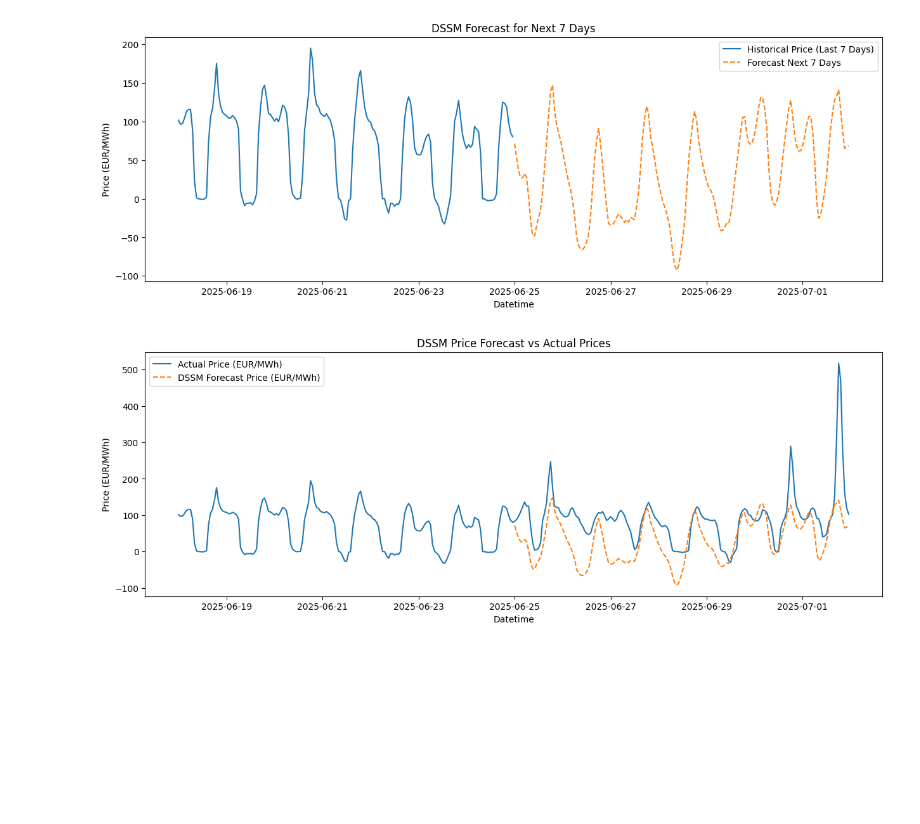
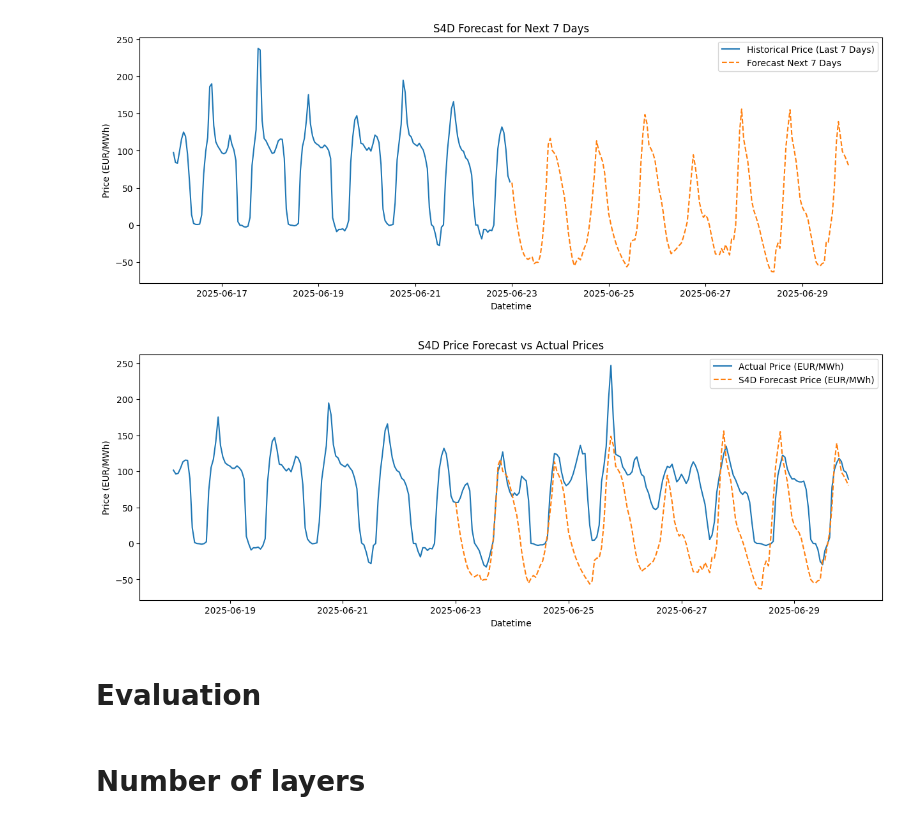
Before and after one commit to Nerboi/aml2025-group-15, a Jupyter notebook: notebooks/06_S4_test.ipynb, the cells around one changed output. Saved outputs shown, nothing was run; the diff lists cells and outputs as text; code cells hidden in the pictures; blank space fills up the shorter version.

```diff
--- a/notebooks/06_S4_test.ipynb
+++ b/notebooks/06_S4_test.ipynb
@@ -101,7 +89,7 @@ class HourAheadWrapper(nn.Module):
 # %%
 # Splitting the dataset into training and validation sets
 # Assuming the data is hourly and we want to validate on the last 30 days
-sequence_length = 168 # 24 hours = 1 day
+sequence_length = 24
 val_days = 30
 val_size = val_days * 24
 
@@ -120,10 +108,10 @@ val_loader = DataLoader(val_dataset, batch_size=32, shuffle=False)
 # Model Config
 
 config = S4DConfig(
-    state_size   = 64,
-    hidden_size  = 32,
-    num_layers   = 1,
-    dropout      = 0.1,
+    state_size   = 32,
+    hidden_size  = 16,
+    num_layers   = 9,
+    dropout      = 0.2,
 )
 
 # Model, optimizer, and loss function
@@ -134,7 +122,11 @@ optimizer = optim.AdamW(model.parameters(), lr=2e-3, weight_decay=1e-4)
 criterion = nn.L1Loss().cuda()
 scheduler = torch.optim.lr_scheduler.CosineAnnealingLR(optimizer, T_max=n_epochs)
 
+# Early stopping parameters
 
+best_val_loss = 1000
+patience = 5
+patience_counter = 0
 
 # Training the model
 
@@ -145,7 +137,6 @@ for epoch in range(n_epochs):
         x, t = x.cuda(), t.cuda()
         optimizer.zero_grad()
         preds = model(x, mode="convolutional")
-        # print(f"preds shape: {preds.shape}, t shape: {t.shape}, t.squeeze(-1) shape: {t.squeeze(-1).shape}")
         loss = criterion(preds, t.squeeze(-1))
         loss.backward()
         optimizer.step()
@@ -163,5 +154,14 @@ for epoch in range(n_epochs):
             val_loss += loss.item()
     model.train()
 
+    if val_loss/len(val_loader) < best_val_loss:
+        best_val_loss = val_loss/len(val_loader)
+        patience_counter = 0
+    else:
+        patience_counter += 1
+        if patience_counter >= patience:
+            print(f"Early stopping triggered at epoch {epoch+1}")
+            break
+
     print(f"Epoch {epoch+1}, Train Loss: {epoch_loss/len(train_loader):.4f}, Val Loss: {val_loss/len(val_loader):.4f}")
 # %% [output]
@@ -350,7 +284,7 @@ import torch
 import matplotlib.pyplot as plt
 
 forecast_horizon = 168  # 7 days
-sequence_length = 168
+# sequence_length = 168
 
 # Load weather forecast
 weather_df = pd.read_csv("../data/weather_forecast.csv", parse_dates=["datetime"])
@@ -426,30 +360,34 @@ forecast_datetimes = pd.date_range(
 plt.figure(figsize=(15, 5))
 plt.plot(df["datetime"].iloc[-7*24:], df["price_EUR_MWh"].iloc[-7*24:], label="Historical Price (Last 7 Days)")
 plt.plot(forecast_datetimes, forecast_unscaled, label="Forecast Next 7 Days", linestyle="--")
-plt.title("DSSM Forecast for Next 7 Days")
+plt.title("S4D Forecast for Next 7 Days")
 plt.xlabel("Datetime")
 plt.ylabel("Price (EUR/MWh)")
 plt.legend()
 plt.show()
 # %% [output]
-[figure, old version]
+[figure, new version]
 # %%
 import sys
 import pandas as pd
 sys.path.append("../src")
 
 from data.fetch_prices import get_energy_prices
 
-df_prices = get_energy_prices("202506180000", "202507020000")
+df_prices = get_energy_prices("202506180000", "202506300000")
 
 # plot vs predictions
 plt.figure(figsize=(15, 5))
 plt.plot(df_prices["datetime"], df_prices["price_EUR_MWh"], label="Actual Price (EUR/MWh)")
-plt.plot(forecast_datetimes, forecast_unscaled, label="DSSM Forecast Price (EUR/MWh)", linestyle="--")
-plt.title("DSSM Price Forecast vs Actual Prices")
+plt.plot(forecast_datetimes, forecast_unscaled, label="S4D Forecast Price (EUR/MWh)", linestyle="--")
+plt.title("S4D Price Forecast vs Actual Prices")
 plt.xlabel("Datetime")
 plt.ylabel("Price (EUR/MWh)")
 plt.legend()
 plt.show()
 # %% [output]
-[figure, old version]
+[figure, new version]
+# %% [markdown]
+# Evaluation
+# %% [markdown]
+# Number of layers
```
Also changed, not shown: parts of 18 cells of this notebook, 1 other file.
